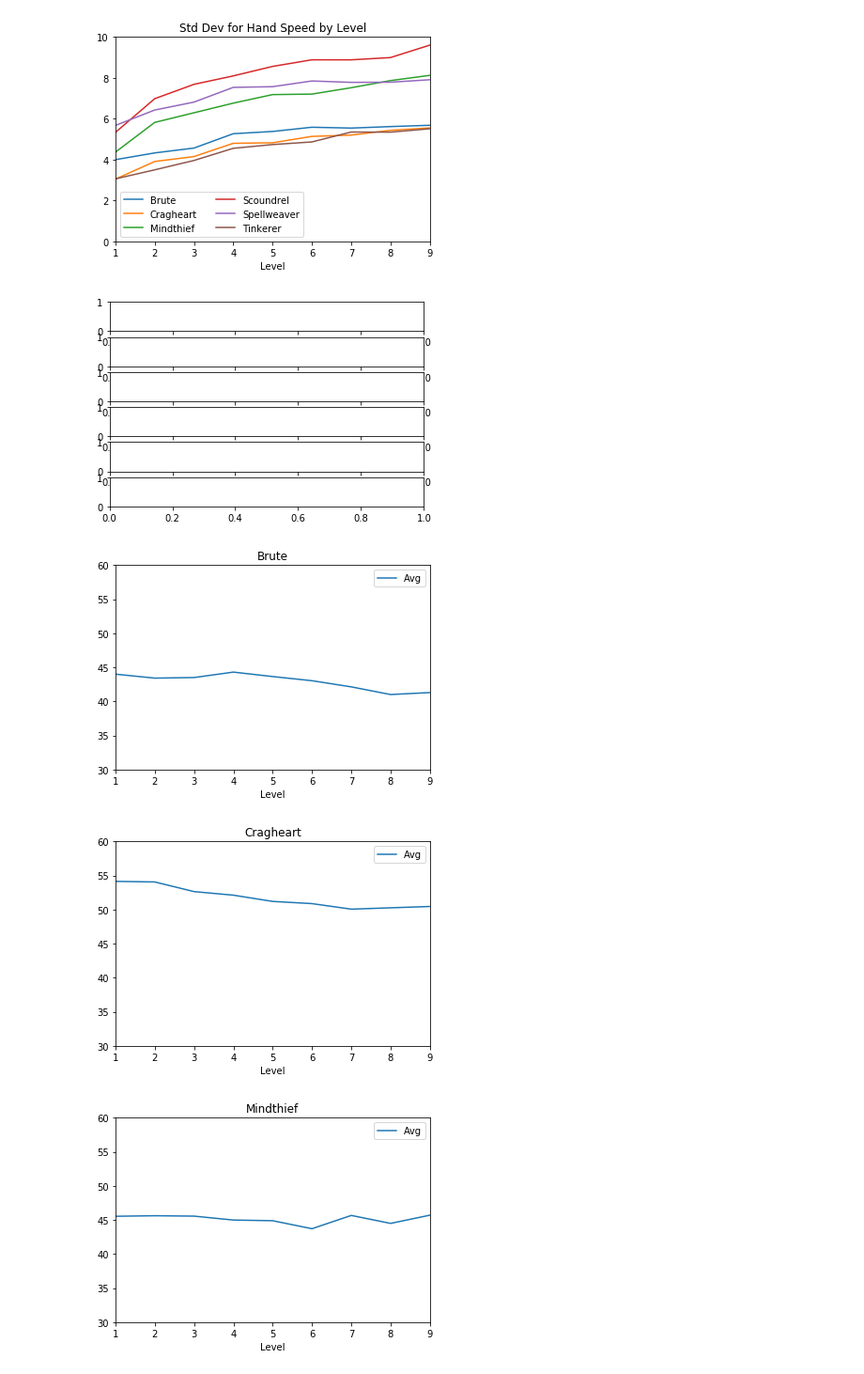
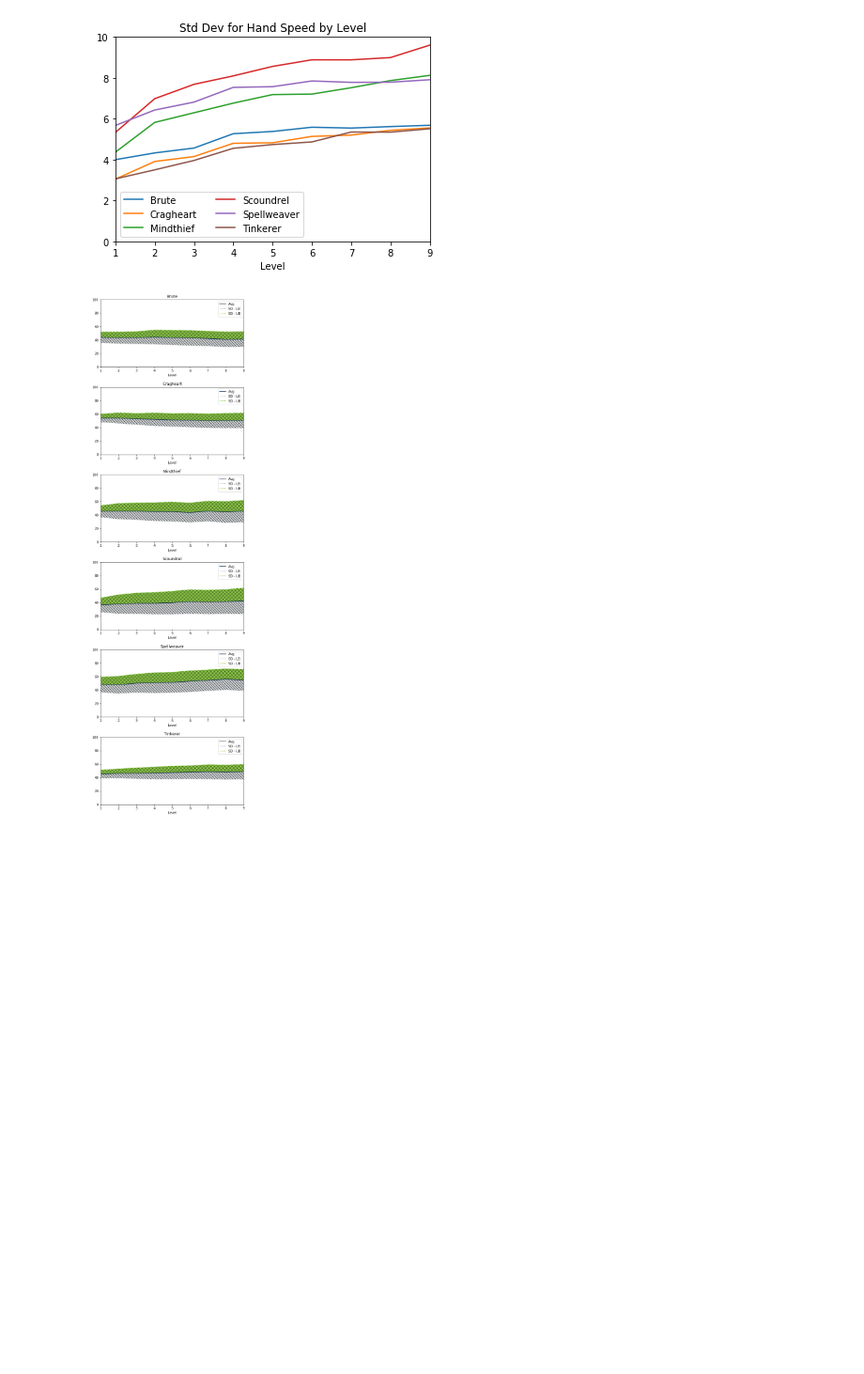
Before and after one commit to brandongiles/Gloomhaven, a Jupyter notebook: Gloomhaven_DataAnalysis.ipynb, the cells around one changed output. Shown at 94% size. Saved outputs shown, nothing was run; the diff lists cells and outputs as text; code cells hidden in the pictures; blank space fills up the shorter version.

```diff
--- a/Gloomhaven_DataAnalysis.ipynb
+++ b/Gloomhaven_DataAnalysis.ipynb
@@ -138,6 +140,9 @@ print(total_results_df)
 51    Mindthief      7     2405689  45.662606   7.517108
 52    Mindthief      8     6806371  44.494923   7.866433
 53    Mindthief      9    17178772  45.700056   8.122716
+# %%
+total_results_df = total_results_df.assign(L_StdDev = total_results_df['Average']-(total_results_df['Std. Dev.']*2))
+total_results_df = total_results_df.assign(H_StdDev = total_results_df['Average']+(total_results_df['Std. Dev.']*2))
 # %%
 fig, ax = plt.subplots()
 
@@ -166,18 +171,29 @@ total_results_df.to_excel(writer, 'Sheet1')
 writer.save()
 # %%
 # row and column sharing
-f, axarr = plt.subplots(6)
+f, axarr = plt.subplots(6, figsize=(8,25))
 i = 0
 
 for key, grp in total_results_df.groupby(['Class']):
-    axarr[i] = grp.plot(kind='line', x='Level', y='Average', label='Avg')
+    x = grp['Level']
+    y1 = grp['Average']
+    y2 = grp['H_StdDev']
+    y3 = grp['L_StdDev']
+
+    axarr[i] = grp.plot(ax=axarr[i], kind='line', x='Level', y='Average', label='Avg',
+                        color='#002145')
+    axarr[i] = grp.plot(ax=axarr[i], kind='line', x='Level', y='L_StdDev', label='SD - LB',
+                        linestyle=":", color='#A5ACAF', linewidth=2)
+    axarr[i] = grp.plot(ax=axarr[i], kind='line', x='Level', y='H_StdDev', label='SD - UB',
+                        linestyle=":", color='#66C010', linewidth=2)
     axarr[i].set_title(key)
-    axarr[i].axis([1,9,30,60])
+    axarr[i].axis([1,9,0,100])
+
+    axarr[i].fill_between(x, y1, y2, where = (y2 > y1), facecolor='#B3FF5D', hatch=3*"//")
+    axarr[i].fill_between(x, y1, y3, where = (y3 < y1), facecolor='#CED2D4', hatch=3*"\\")
+
     i += 1
 
-plt.subplots_adjust(left=None, bottom=None, right=None, top=1, wspace=1, hspace=5)
+plt.subplots_adjust(left=None, bottom=None, right=None, top=1, wspace=1, hspace=0.3)
 # %% [output]
-[figure, old version]
+[figure, new version]
-[figure, removed]
-[figure, removed]
-[figure, removed]
```
Also changed, not shown: parts of 4 cells of this notebook.
